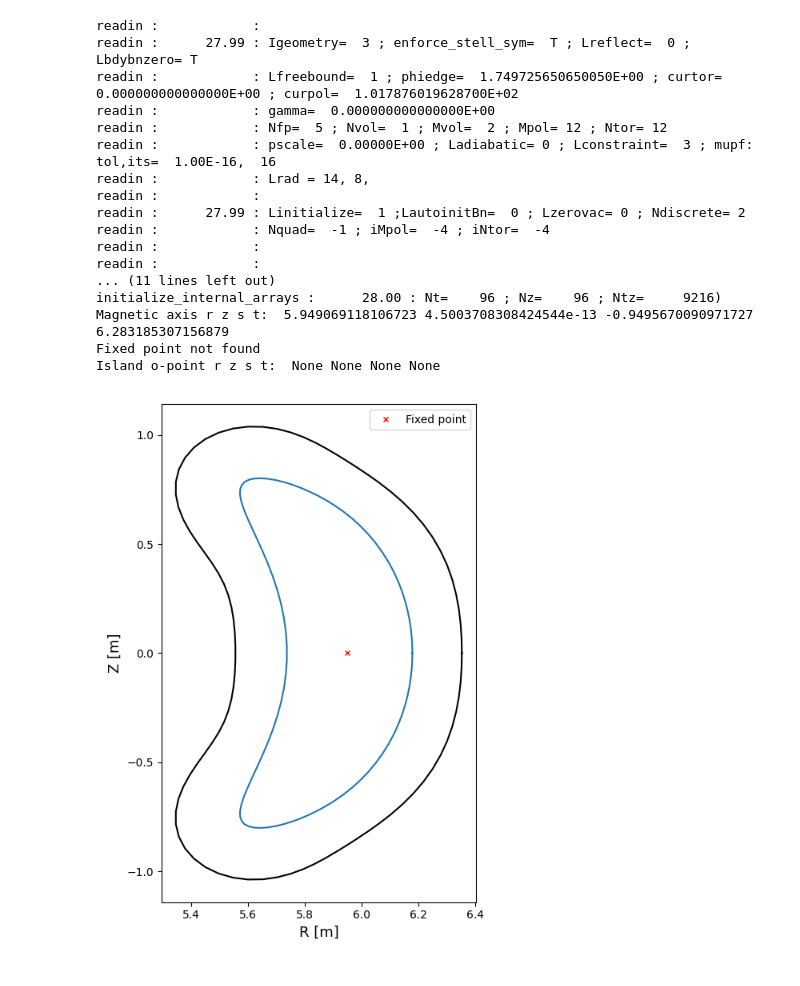
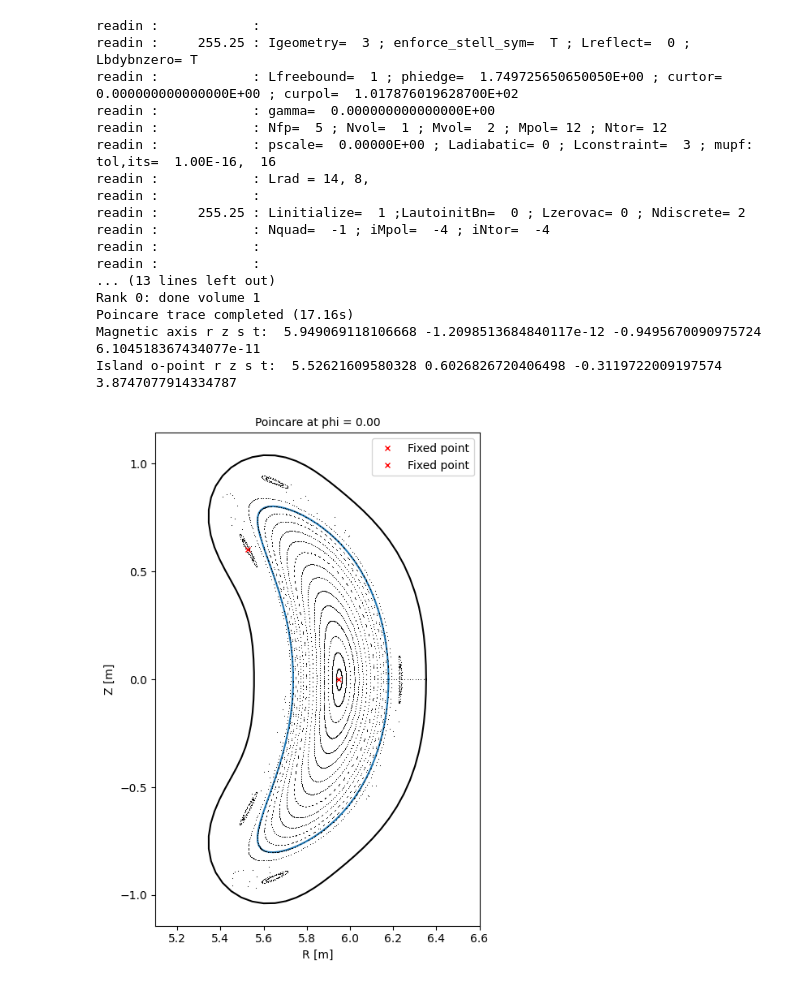
Before and after one commit to ANU-HPC/SPECTRE, a Jupyter notebook: examples/fixed_points/example.ipynb, the cells around one changed output. Drawn from its saved outputs; the diff is of its cells as text; code cells hidden in the pictures.

Commit message:
refactor fixp finding and implement in SPECTRE

```diff
--- a/examples/fixed_points/example.ipynb
+++ b/examples/fixed_points/example.ipynb
@@ -58,45 +49,48 @@ Island o-point r z s t:  5.702463879183286 -1.262384590502385e-10 -0.61792061476
 # %%
 # W7-X fixed points example, based on the .toml input file
 
-out = SPECTRE.from_input_file('test_w7x.toml')
+spectre = SPECTRE.from_input_file('test_w7x.toml')
 
-xin = get_xinit_specwrap(out)
+xin = get_xinit_specwrap(spectre)  # get the interface modes for field calc and plotting
 
-force_real(xin, out)
+force_real(xin, spectre)  # force spectre to generate fields internally
+
+init_pts=[ np.array([[x, 0.] for x in np.linspace(-1,1, 15)]) for _ in range(2)]
+spectre.trace_fieldlines(init_pts, num_threads=7, num_phi_planes=1, num_transits=300) #run poincare calculation
 
 fig, ax = plt.subplots(figsize=(5, 7))
-plot_infaces(xin, out, ax=ax)
-# out.plot_poincare(ax=ax)
+plot_infaces(xin, spectre, ax=ax)
+spectre.tracer.plot(ax=plt.gca())
 
 # Find the axis
-r, z, s, t = out.find_fixed_point(guess=[-0.989, 0.1], nrestart=1, plot=True, ax=plt.gca())
+r, z, s, t = spectre.find_axis(guess=[-0.949, 3.1], nrestart=100, plot=True, ax=plt.gca())
 print("Magnetic axis r z s t: ", r, z, s, t)
 
 # Find the island fixed points
-r, z, s, t = out.find_fixed_point(vol=0, m=5, n=5, guess=[0.989, 0], nrestart=10, plot=True, ax=plt.gca())
+r, z, s, t = spectre.find_island_fixed_point(vol=1, m=-5, n=5, guess=[0.1, 0], nrestart=10, plot=True, ax=plt.gca())
 print("Island o-point r z s t: ", r, z, s, t)
 
 plt.legend()
 plt.tight_layout()
 # %% [output]
 readin :            :
-readin :      27.99 : Igeometry=  3 ; enforce_stell_sym=  T ; Lreflect=  0 ; Lbdybnzero= T
+readin :     255.25 : Igeometry=  3 ; enforce_stell_sym=  T ; Lreflect=  0 ; Lbdybnzero= T
 readin :            : Lfreebound=  1 ; phiedge=  1.749725650650050E+00 ; curtor=  0.000000000000000E+00 ; curpol=  1.017876019628700E+02
 readin :            : gamma=  0.000000000000000E+00
 readin :            : Nfp=  5 ; Nvol=  1 ; Mvol=  2 ; Mpol= 12 ; Ntor= 12
 readin :            : pscale=  0.00000E+00 ; Ladiabatic= 0 ; Lconstraint=  3 ; mupf: tol,its=  1.00E-16,  16
 readin :            : Lrad = 14, 8,
 readin :            :
-readin :      27.99 : Linitialize=  1 ;LautoinitBn=  0 ; Lzerovac= 0 ; Ndiscrete= 2
+readin :     255.25 : Linitialize=  1 ;LautoinitBn=  0 ; Lzerovac= 0 ; Ndiscrete= 2
 readin :            : Nquad=  -1 ; iMpol=  -4 ; iNtor=  -4
 readin :            :
 readin :            :
-... (11 lines left out)
-initialize_internal_arrays :      28.00 : Nt=    96 ; Nz=    96 ; Ntz=     9216)
-Magnetic axis r z s t:  5.949069118106723 4.5003708308424544e-13 -0.9495670090971727 6.283185307156879
-Fixed point not found
-Island o-point r z s t:  None None None None
+... (13 lines left out)
+Rank 0: done volume 1
+Poincare trace completed (17.16s)
+Magnetic axis r z s t:  5.949069118106668 -1.2098513684840117e-12 -0.9495670090975724 6.104518367434077e-11
+Island o-point r z s t:  5.52621609580328 0.6026826720406498 -0.3119722009197574 3.8747077914334787
-[figure, old version]
+[figure, new version]
 # %%
 # QA vacuum fixed points example, based on the .toml input file
 
```
Also changed, not shown: parts of 4 cells of this notebook, 6 other files.
